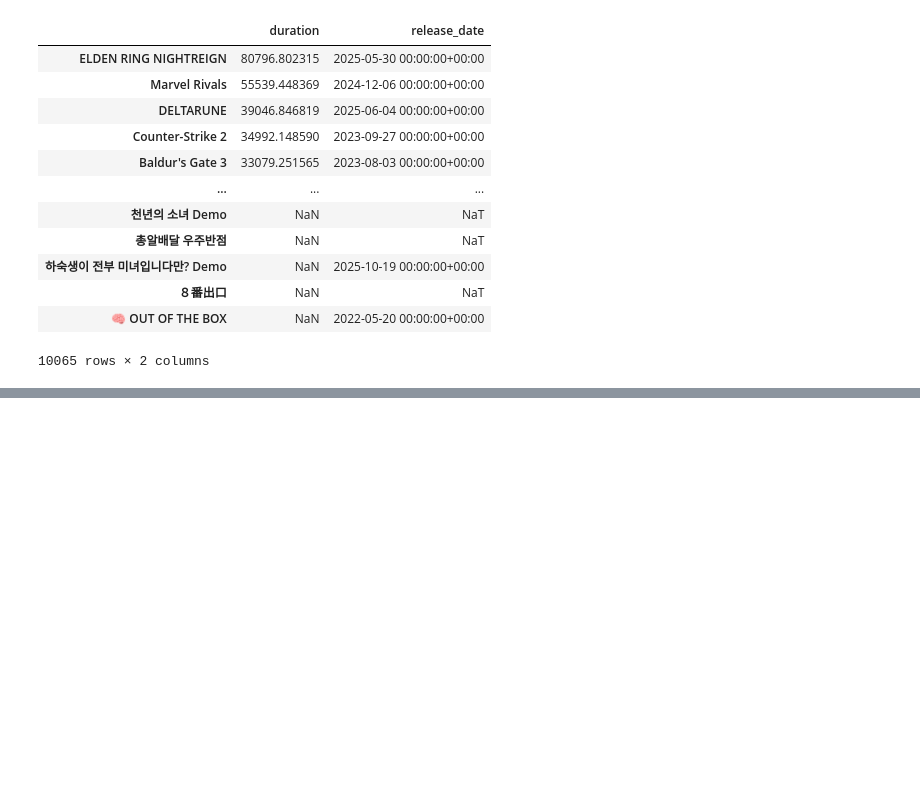
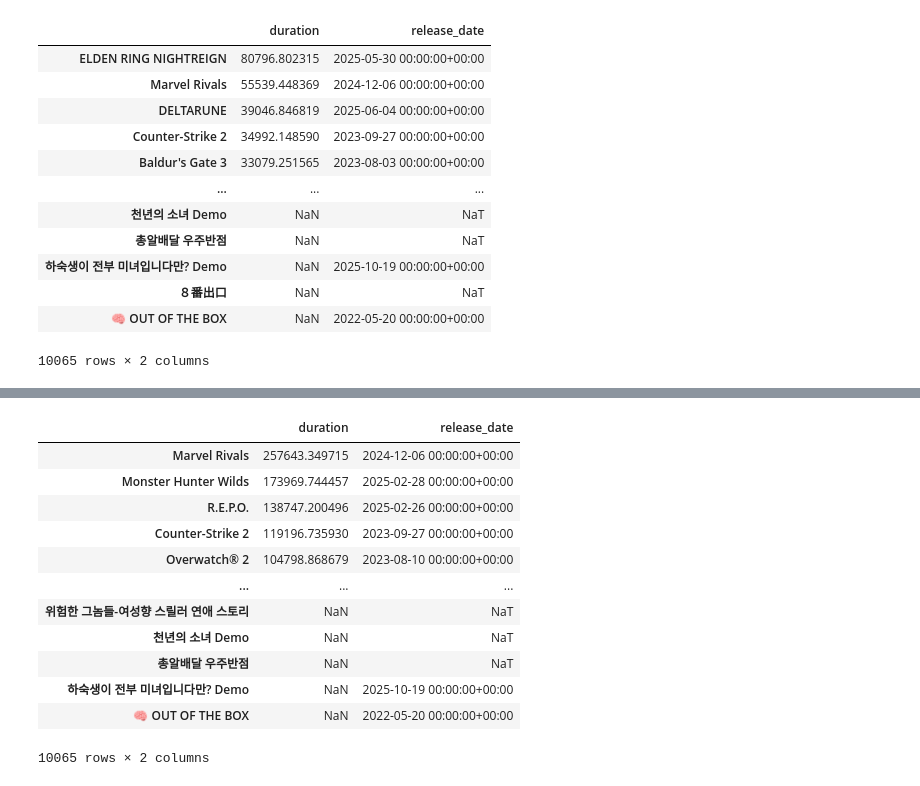
Before and after one commit to jinalpawar/Open_Play_Analysis, a Jupyter notebook: eda-jinal.ipynb, the cells around one changed output, grey strips where cells are left out. Cells and saved outputs as stored; diff of their text form; code cells hidden in the pictures; blank space fills up the shorter version.

```diff
--- a/eda-jinal.ipynb
+++ b/eda-jinal.ipynb
@@ -411,0 +383,21 @@ gaming_logs_2025
+# %%
+# spike observed in march 2025 1st week. Which games are the highest played during this period and when were they released?
+
+spike2 = gaming_logs[(gaming_logs.session_start.dt.date < date(2025, 4, 10)) & (gaming_logs.session_end.dt.date > date(2025, 2, 10))  & (gaming_logs.platform == "steam")].groupby(by = "title_id").duration.sum().sort_values(ascending=False)
+game_info2 = game_metadata[(game_metadata.platform == "Steam")][["original_name", "release_date"]].set_index("original_name")
+
+pd.concat([spike2, game_info2], axis=1)
+# %% [output]
+|  | duration | release_date |
+| Marvel Rivals | 257643.349715 | 2024-12-06 00:00:00+00:00 |
+| Monster Hunter Wilds | 173969.744457 | 2025-02-28 00:00:00+00:00 |
+| R.E.P.O. | 138747.200496 | 2025-02-26 00:00:00+00:00 |
+| Counter-Strike 2 | 119196.735930 | 2023-09-27 00:00:00+00:00 |
+| Overwatch® 2 | 104798.868679 | 2023-08-10 00:00:00+00:00 |
+| ... | ... | ... |
+| 위험한 그놈들-여성향 스릴러 연애 스토리 | NaN | NaT |
+| 천년의 소녀 Demo | NaN | NaT |
+| 총알배달 우주반점 | NaN | NaT |
+| 하숙생이 전부 미녀입니다만? Demo | NaN | 2025-10-19 00:00:00+00:00 |
+| 🧠 OUT OF THE BOX | NaN | 2022-05-20 00:00:00+00:00 |
+10065 rows × 2 columns
```
Also changed, not shown: parts of 11 cells of this notebook, 2 other files.
